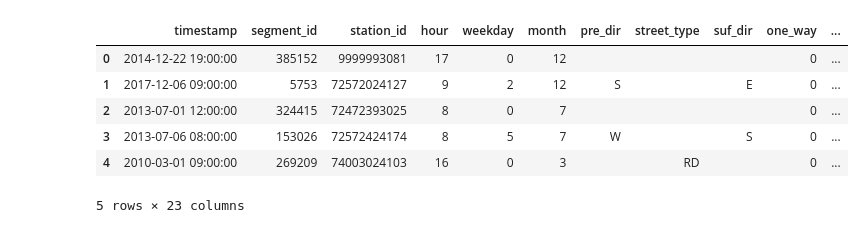
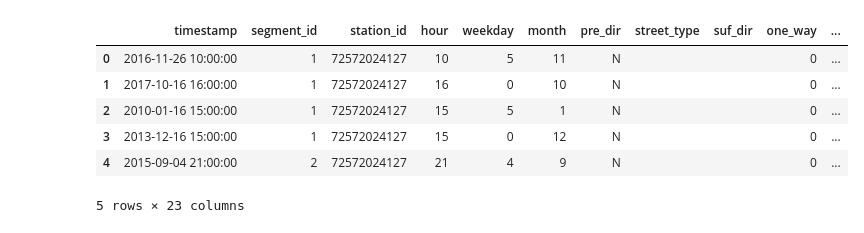
Before and after one commit to dwilson1988/traffic-collisions, a Jupyter notebook: join_weather_data.ipynb, the cells around one changed output. Saved outputs shown, nothing was run; the diff lists cells and outputs as text; code cells hidden in the pictures.

```diff
--- a/join_weather_data.ipynb
+++ b/join_weather_data.ipynb
@@ -9,12 +8,12 @@ pdf = pd.read_csv('training_data/utah_positive_examples.csv')
 ndf = pd.read_csv('training_data/utah_negative_examples.csv')
 wdf = pd.read_csv('utah_weather_2010-2018_grouped.csv')
 # %%
-ndf.head()
+pdf.head()
 # %% [output]
 |  | timestamp | segment_id | station_id | hour | weekday | month | pre_dir | street_type | suf_dir | one_way | ... |
-| 0 | 2014-12-22 19:00:00 | 385152 | 9999993081 | 17 | 0 | 12 |  |  |  | 0 | ... |
-| 1 | 2017-12-06 09:00:00 | 5753 | 72572024127 | 9 | 2 | 12 | S |  | E | 0 | ... |
-| 2 | 2013-07-01 12:00:00 | 324415 | 72472393025 | 8 | 0 | 7 |  |  |  | 0 | ... |
-| 3 | 2013-07-06 08:00:00 | 153026 | 72572424174 | 8 | 5 | 7 | W |  | S | 0 | ... |
-| 4 | 2010-03-01 09:00:00 | 269209 | 74003024103 | 16 | 0 | 3 |  | RD |  | 0 | ... |
+| 0 | 2016-11-26 10:00:00 | 1 | 72572024127 | 10 | 5 | 11 | N |  |  | 0 | ... |
+| 1 | 2017-10-16 16:00:00 | 1 | 72572024127 | 16 | 0 | 10 | N |  |  | 0 | ... |
+| 2 | 2010-01-16 15:00:00 | 1 | 72572024127 | 15 | 5 | 1 | N |  |  | 0 | ... |
+| 3 | 2013-12-16 15:00:00 | 1 | 72572024127 | 15 | 0 | 12 | N |  |  | 0 | ... |
+| 4 | 2015-09-04 21:00:00 | 2 | 72572024127 | 21 | 4 | 9 | N |  |  | 0 | ... |
 5 rows × 23 columns
```
Also changed, not shown: parts of 6 cells of this notebook, 3 other files.
